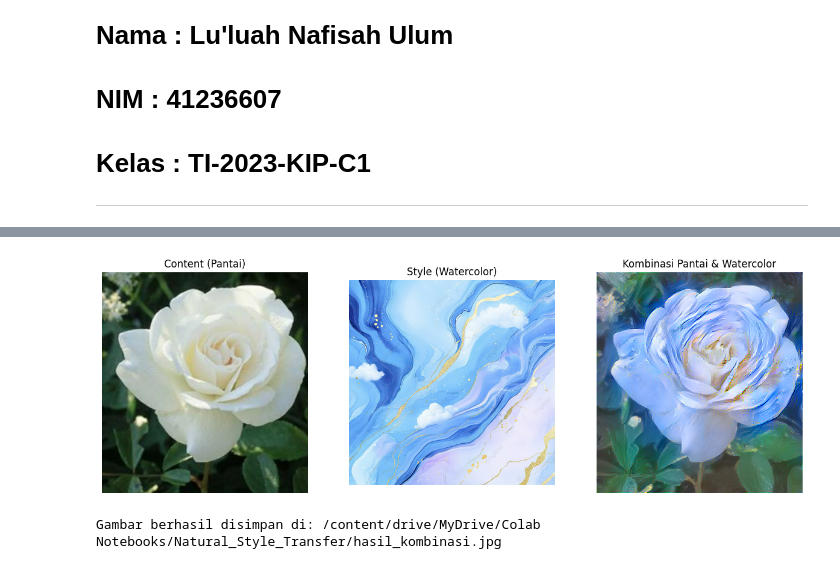
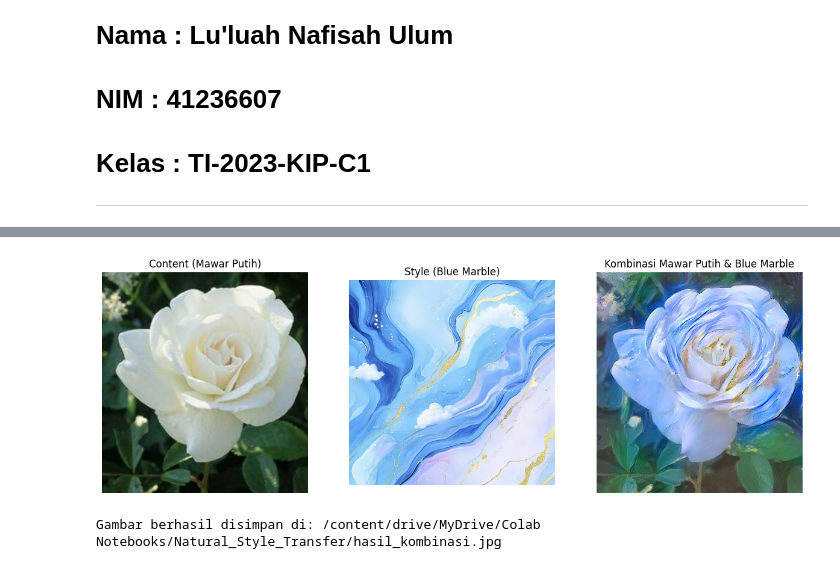
Before and after one commit to lulumulum86/natural-style-transfer, a Jupyter notebook: Naural_Style_Transfer_DLL_Tugas_2.ipynb, the cells around one changed output, grey strips where cells are left out. Cells and saved outputs as stored; diff of their text form; code cells hidden in the pictures.

```diff
--- a/Naural_Style_Transfer_DLL_Tugas_2.ipynb
+++ b/Naural_Style_Transfer_DLL_Tugas_2.ipynb
@@ -33,8 +33,8 @@ content_path = '/content/drive/MyDrive/Colab Notebooks/Natural_Style_Transfer/ma
 style_path = '/content/drive/MyDrive/Colab Notebooks/Natural_Style_Transfer/blue_marble.jpg'
 
 # Hyperparameters untuk Fine-Tuning Hasil
-CONTENT_WEIGHT = 1e4  # Bobot untuk menjaga bentuk asli (Pantai)
-STYLE_WEIGHT = 1e-2   # Bobot untuk menerapkan gaya (Watercolor)
+CONTENT_WEIGHT = 1e4  # Bobot untuk menjaga bentuk asli (Mawar Putih)
+STYLE_WEIGHT = 1e-2   # Bobot untuk menerapkan gaya (Blue Marble)
 TOTAL_VARIATION_WEIGHT = 30  # Untuk menghaluskan hasil (mengurangi noise pixel)
 EPOCHS = 10
 STEPS_PER_EPOCH = 100
@@ -77,12 +77,12 @@ def show_results(content_image, style_image, generated_image, title="Hasil Style
 
     plt.subplot(1, 3, 1)
     plt.imshow(deprocess_img(content_image.numpy()))
-    plt.title("Content (Pantai)")
+    plt.title("Content (Mawar Putih)")
     plt.axis('off')
 
     plt.subplot(1, 3, 2)
     plt.imshow(deprocess_img(style_image.numpy()))
-    plt.title("Style (Watercolor)")
+    plt.title("Style (Blue Marble)")
     plt.axis('off')
 
     plt.subplot(1, 3, 3)
@@ -269,7 +269,7 @@ if __name__ == "__main__":
         content, style, result = run_style_transfer()
 
         # Tampilkan Hasil Akhir
-        show_results(content, style, result, title="Kombinasi Pantai & Watercolor")
+        show_results(content, style, result, title="Kombinasi Mawar Putih & Blue Marble")
 
         # Simpan Hasil
         save_path = '/content/drive/MyDrive/Colab Notebooks/Natural_Style_Transfer/hasil_kombinasi.jpg'
@@ -298,2 +298,2 @@ Total waktu pelatihan: 89.5 detik
-[figure, old version]
+[figure, new version]
 Gambar berhasil disimpan di: /content/drive/MyDrive/Colab Notebooks/Natural_Style_Transfer/hasil_kombinasi.jpg
```
Also changed, not shown: parts of 1 cell of this notebook.
